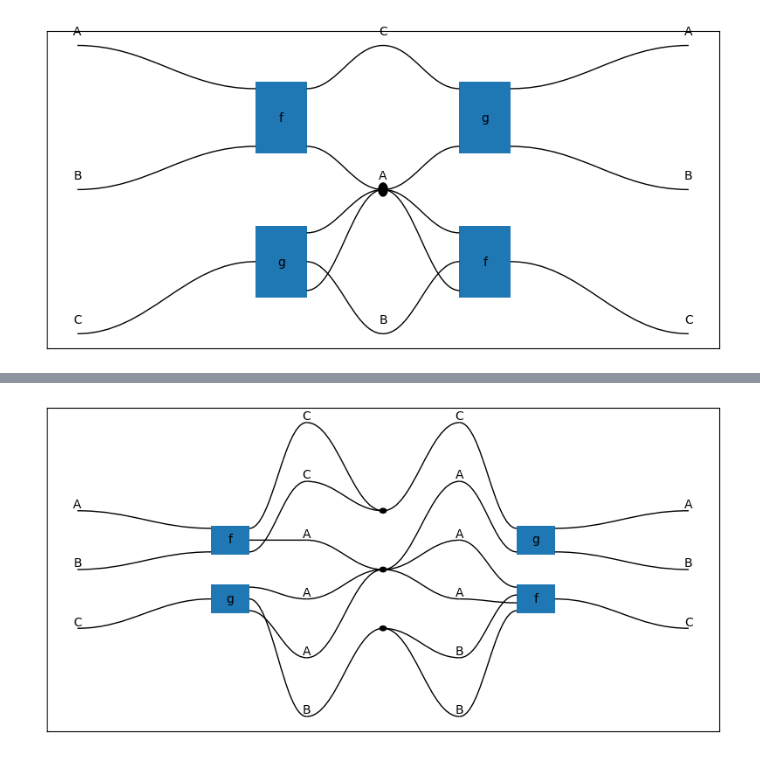
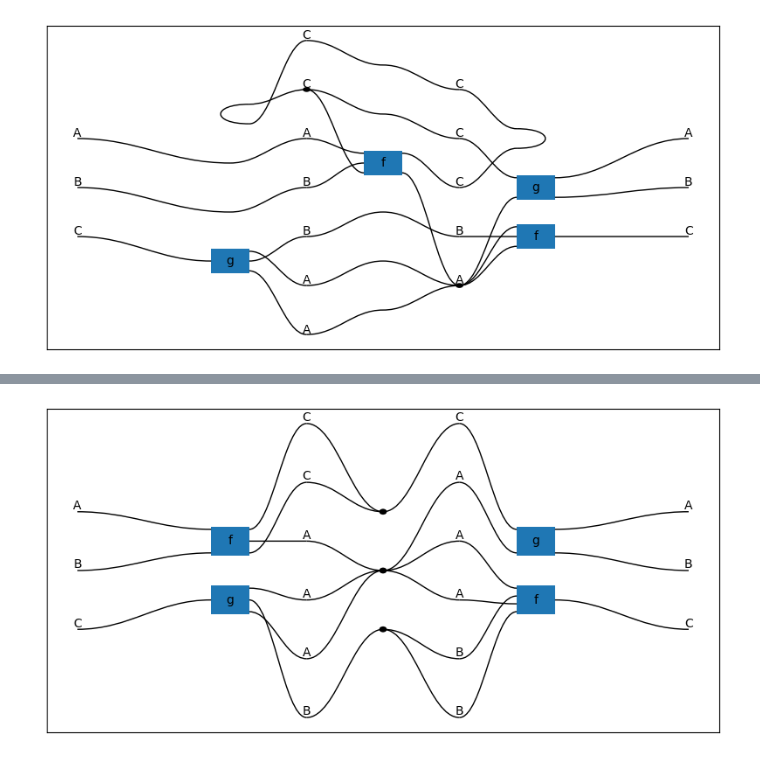
Before and after one commit to alexkoziell/hyperstrings, a Jupyter notebook: hyperstrings/prototyping/array.ipynb, the cells around one changed output, grey strips where cells are left out. Saved outputs shown, nothing was run; the diff lists cells and outputs as text; code cells hidden in the pictures.

```diff
--- a/hyperstrings/prototyping/array.ipynb
+++ b/hyperstrings/prototyping/array.ipynb
@@ -7,14 +4,16 @@ The autoreload extension is already loaded. To reload it, use:
 # %%
 from hyperstrings.hypergraph.drawable import DrawableHypergraph
 
 f = DrawableHypergraph.generator('AB', 'C', 'f')
 g = DrawableHypergraph.generator('C', 'AB', 'g')
 
 h = ((f @ g) >> (g @ f))
 h.connect_source(4, 3, 2)
 h.connect_source(4, 2, 1)
 h.connect_target(4, 0, 1)
 h.connect_target(4, 1, 2)
+h.connect_source(2, 0, 2)
+
 h.draw_matplotlib()
 # %% [output]
-[figure, old version]
+[figure, new version]
```
Also changed, not shown: parts of 3 cells of this notebook, 2 other files.
